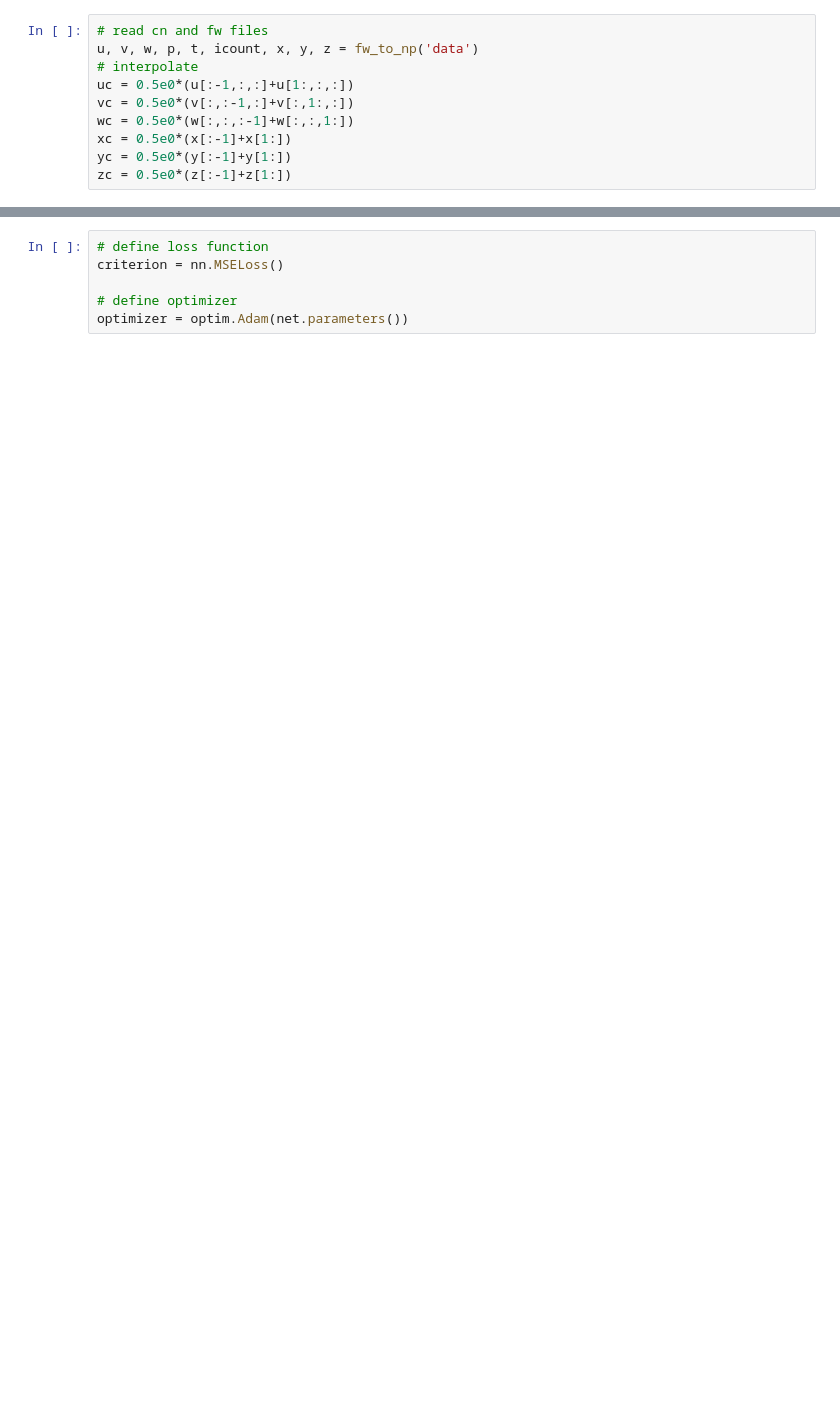
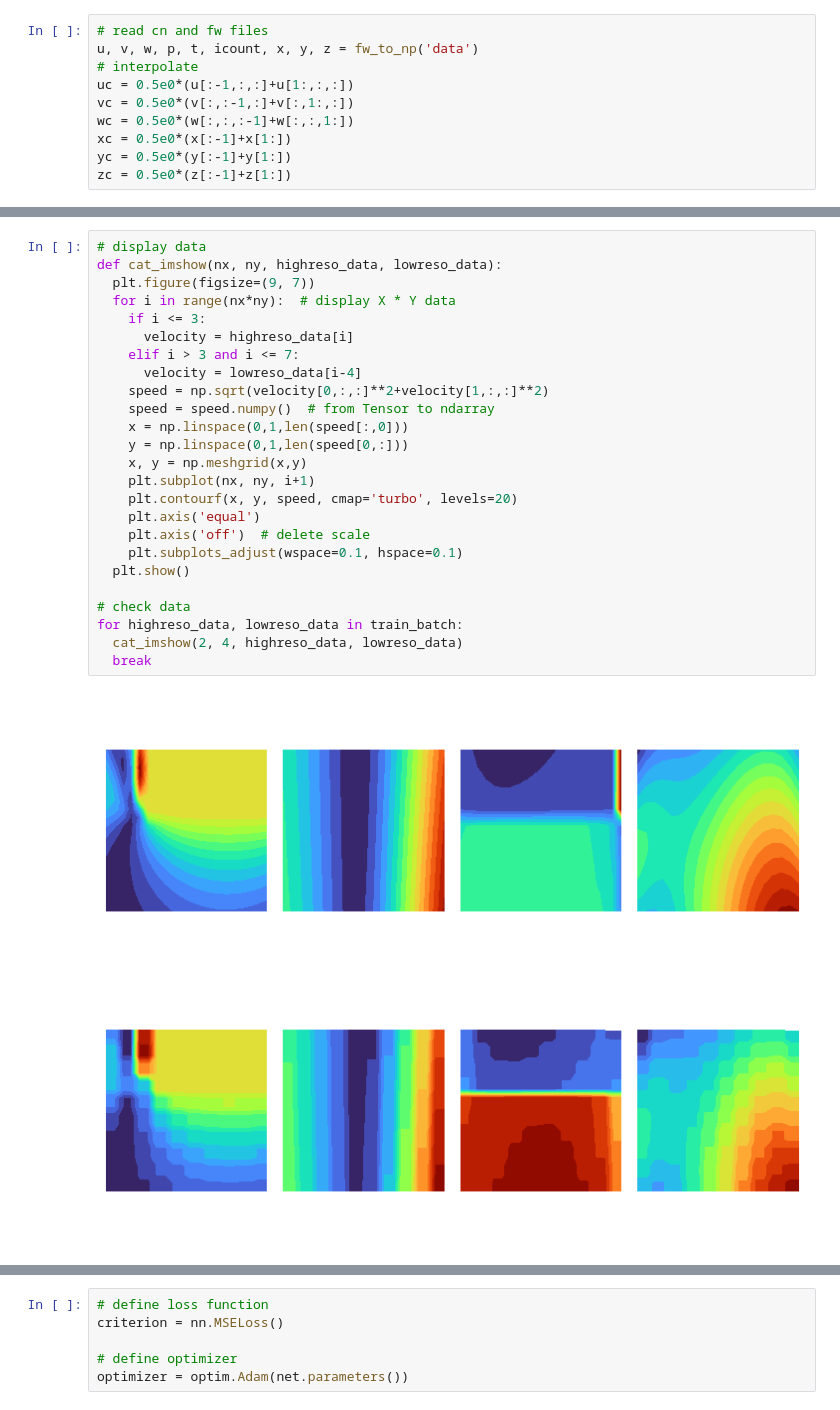
Before and after one commit to htymjun/da-sr, a Jupyter notebook: srgcnn.ipynb, the cells around one changed output, grey strips where cells are left out. Drawn from its saved outputs; the diff is of its cells as text; blank space fills up the shorter version.

```diff
--- a/srgcnn.ipynb
+++ b/srgcnn.ipynb
@@ -78,2 +102,29 @@ for highreso_images, lowreso_images in train_batch:
+# %%
+# display data
+def cat_imshow(nx, ny, highreso_data, lowreso_data):
+  plt.figure(figsize=(9, 7))
+  for i in range(nx*ny):  # display X * Y data
+    if i <= 3:
+      velocity = highreso_data[i]
+    elif i > 3 and i <= 7:
+      velocity = lowreso_data[i-4]
+    speed = np.sqrt(velocity[0,:,:]**2+velocity[1,:,:]**2)
+    speed = speed.numpy()  # from Tensor to ndarray
+    x = np.linspace(0,1,len(speed[:,0]))
+    y = np.linspace(0,1,len(speed[0,:]))
+    x, y = np.meshgrid(x,y)
+    plt.subplot(nx, ny, i+1)
+    plt.contourf(x, y, speed, cmap='turbo', levels=20)
+    plt.axis('equal')
+    plt.axis('off')  # delete scale
+    plt.subplots_adjust(wspace=0.1, hspace=0.1)
+  plt.show()
+
+# check data
+for highreso_data, lowreso_data in train_batch:
+  cat_imshow(2, 4, highreso_data, lowreso_data)
+  break
+# %% [output]
+[figure, added]
 # %%
 class RotatedConv1(nn.Module):
```
Also changed, not shown: parts of 6 cells of this notebook.
